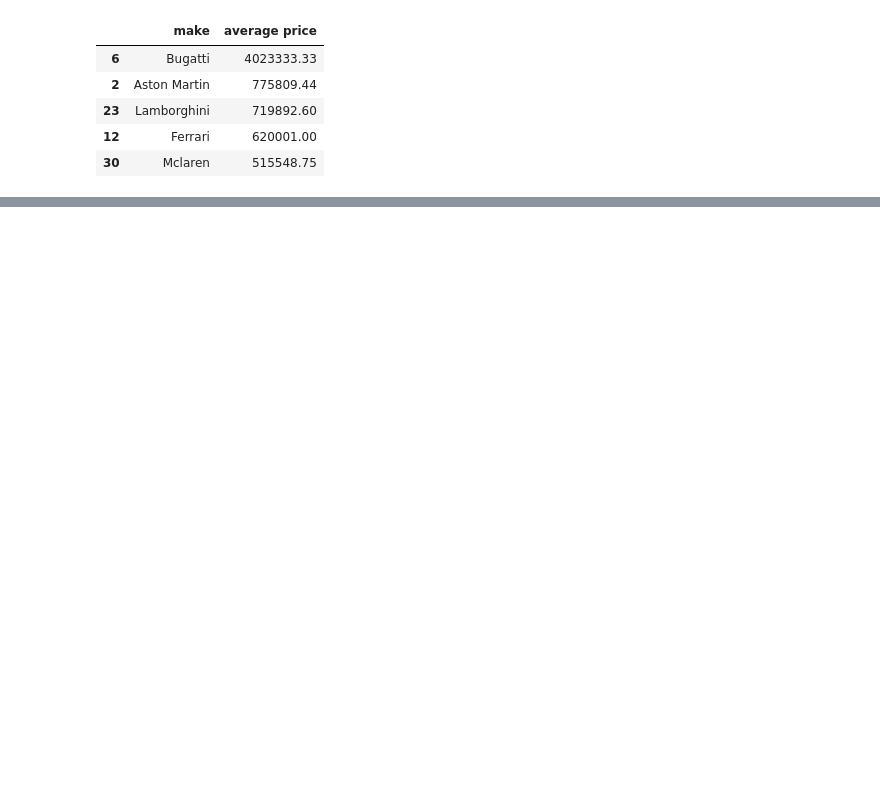
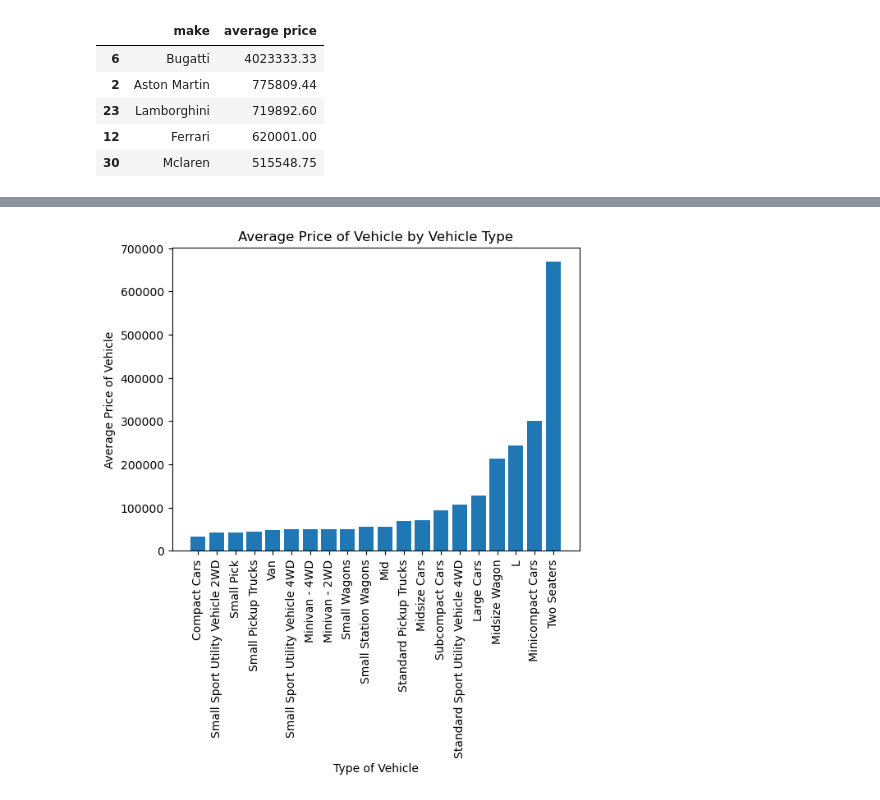
Before and after one commit to raniljoshua/Data-Analysis-Bootcamp_Project-1, a Jupyter notebook: vehicle_analysis.ipynb, the cells around one changed output, grey strips where cells are left out. Cells and saved outputs as stored; diff of their text form; code cells hidden in the pictures; blank space fills up the shorter version.

```diff
--- a/vehicle_analysis.ipynb
+++ b/vehicle_analysis.ipynb
@@ -143,0 +147,14 @@ Tesla: 39900.0 - Cybertruck
+# %%
+#find the average price of vehicle per class of car
+average_prices_per_class = combined_vehicle_df.groupby("VClass")["price"].mean().reset_index()
+
+#change column name to average price
+column_name_mapping = {
+    "price": "average price"}
+average_prices_per_class=average_prices_per_class.rename(columns=column_name_mapping)
+
+#put in ascending order by price
+average_prices_per_class= average_prices_per_class.sort_values(by="average price", ascending= True)
+
+#average price per class of car lowest to highest
+average_prices_per_class
@@ -143,0 +179,16 @@ Tesla: 39900.0 - Cybertruck
+# %%
+#bar graph of average prices by class of vehicle
+categories= average_prices_per_class["VClass"]
+values= average_prices_per_class["average price"]
+
+plt.bar(categories, values)
+
+plt.xlabel("Type of Vehicle")
+plt.ylabel("Average Price of Vehicle")
+plt.title("Average Price of Vehicle by Vehicle Type")
+
+plt.xticks(rotation=90)
+
+plt.show()
+# %% [output]
+[figure, added]
```
Also changed, not shown: parts of 8 cells of this notebook.
